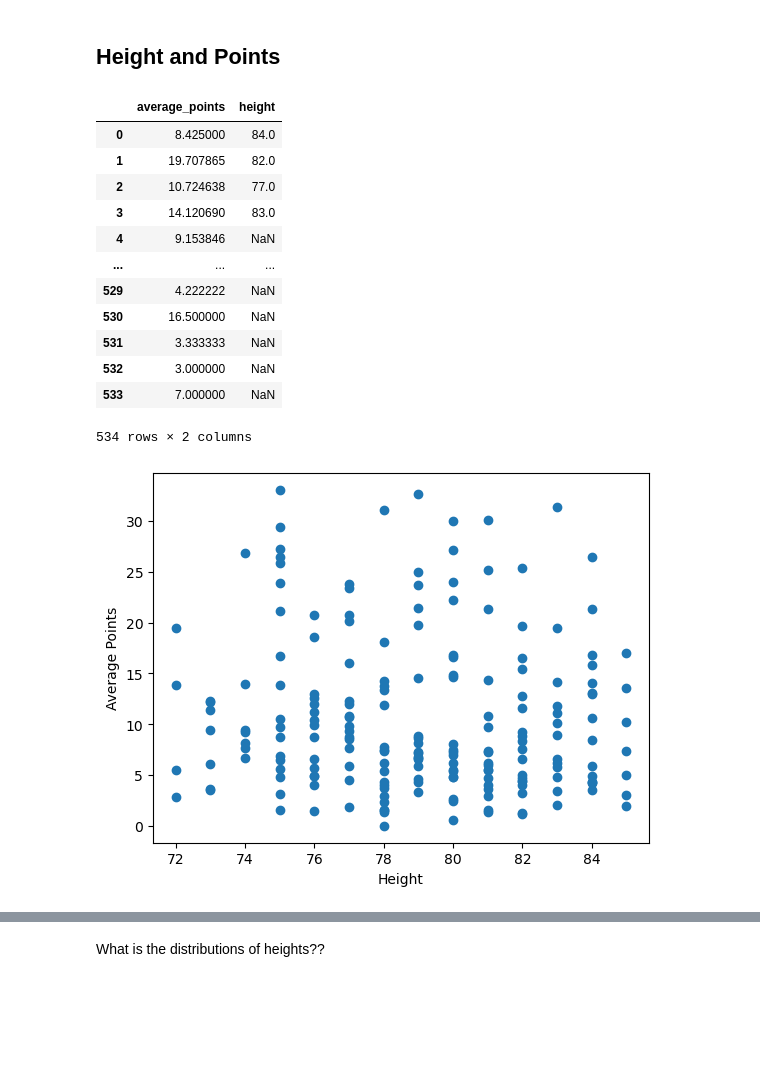
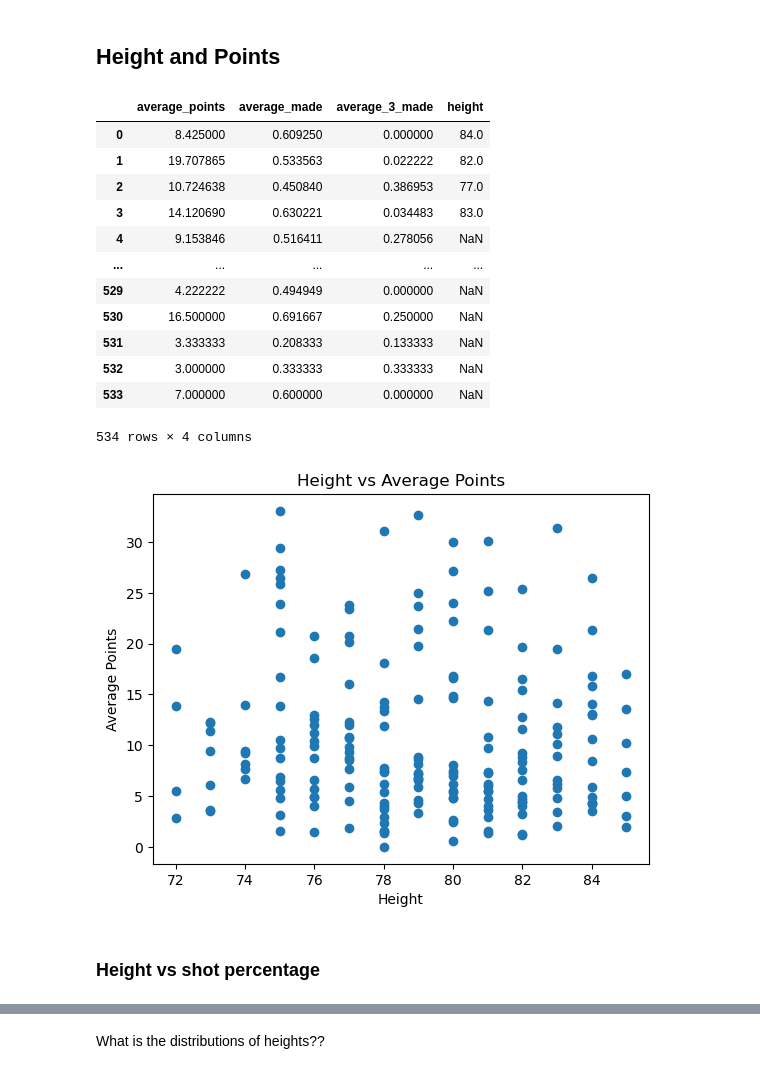
Before and after one commit to dlesueur/386Project, a Jupyter notebook: EDA.ipynb, the cells around one changed output, grey strips where cells are left out. Cells and saved outputs as stored; diff of their text form; code cells hidden in the pictures; blank space fills up the shorter version.

```diff
--- a/EDA.ipynb
+++ b/EDA.ipynb
@@ -195,34 +198,40 @@ I don't think this really shows us anything nor do I think it is correct. :(
 # %% [markdown]
 ## Height and Points
 # %%
-player_points = stats.groupby('player_id').agg(
-    average_points = pd.NamedAgg(column = 'pts', aggfunc='mean')
+new_stats = stats[stats['min'] != 0 ]
+player_points = new_stats.groupby('player_id').agg(
+    average_points = pd.NamedAgg(column = 'pts', aggfunc='mean'),
+    average_made = pd.NamedAgg(column = 'fg_pct', aggfunc = 'mean'),
+    average_3_made = pd.NamedAgg(column = 'fg3_pct', aggfunc = 'mean')
 )
 
 player_points = player_points.merge(players[['id', 'height']], left_on = 'player_id', right_on = 'id', how = 'left')
 player_points.drop(columns = ['id'], axis = 1, inplace=True)
 player_points
 # %% [output]
-|  | average_points | height |
-| 0 | 8.425000 | 84.0 |
-| 1 | 19.707865 | 82.0 |
-| 2 | 10.724638 | 77.0 |
-| 3 | 14.120690 | 83.0 |
-| 4 | 9.153846 | NaN |
-| ... | ... | ... |
-| 529 | 4.222222 | NaN |
-| 530 | 16.500000 | NaN |
-| 531 | 3.333333 | NaN |
-| 532 | 3.000000 | NaN |
-| 533 | 7.000000 | NaN |
+|  | average_points | average_made | average_3_made | height |
+| 0 | 8.425000 | 0.609250 | 0.000000 | 84.0 |
+| 1 | 19.707865 | 0.533563 | 0.022222 | 82.0 |
+| 2 | 10.724638 | 0.450840 | 0.386953 | 77.0 |
+| 3 | 14.120690 | 0.630221 | 0.034483 | 83.0 |
+| 4 | 9.153846 | 0.516411 | 0.278056 | NaN |
+| ... | ... | ... | ... | ... |
+| 529 | 4.222222 | 0.494949 | 0.000000 | NaN |
+| 530 | 16.500000 | 0.691667 | 0.250000 | NaN |
+| 531 | 3.333333 | 0.208333 | 0.133333 | NaN |
+| 532 | 3.000000 | 0.333333 | 0.333333 | NaN |
+| 533 | 7.000000 | 0.600000 | 0.000000 | NaN |
-534 rows × 2 columns
+534 rows × 4 columns
 # %%
 player_points.dropna(inplace=True)
 player_points['height'] = player_points['height'].astype('int')
 # %%
 plt.scatter(x = player_points['height'], y = player_points['average_points'])
 plt.xlabel("Height")
 plt.ylabel("Average Points")
+plt.title("Height vs Average Points")
 plt.show()
 # %% [output]
-[figure, old version]
+[figure, new version]
+# %% [markdown]
+### Height vs shot percentage
```
Also changed, not shown: parts of 15 cells of this notebook, 8 other files.
